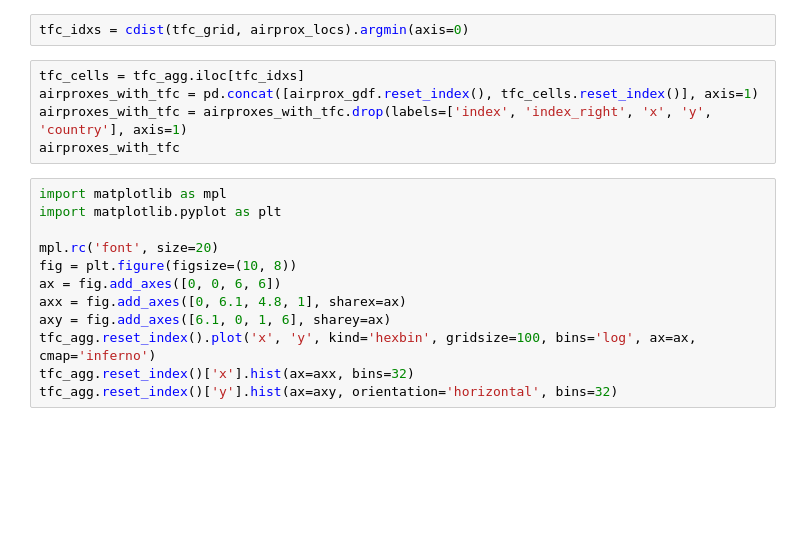
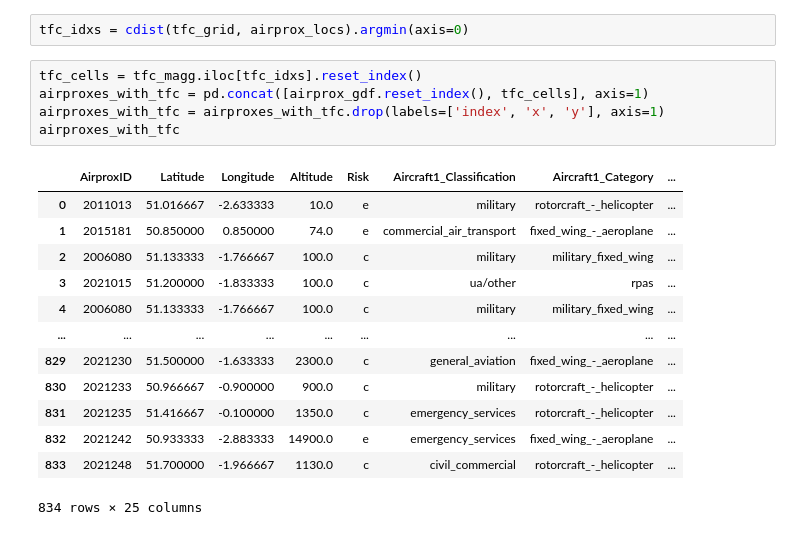
Before and after one commit to aliaksei135/sandbox, a Jupyter notebook: tfc_dists/notebooks/airprox_corr.ipynb, the cells around one changed output. Cells and saved outputs as stored; diff of their text form; blank space fills up the shorter version.

```diff
--- a/tfc_dists/notebooks/airprox_corr.ipynb
+++ b/tfc_dists/notebooks/airprox_corr.ipynb
@@ -66,19 +319,21 @@ airprox_locs = np.array(airprox_gdf[['x', 'y']])
 # %%
 tfc_idxs = cdist(tfc_grid, airprox_locs).argmin(axis=0)
 # %%
-tfc_cells = tfc_agg.iloc[tfc_idxs]
-airproxes_with_tfc = pd.concat([airprox_gdf.reset_index(), tfc_cells.reset_index()], axis=1)
-airproxes_with_tfc = airproxes_with_tfc.drop(labels=['index', 'index_right', 'x', 'y', 'country'], axis=1)
+tfc_cells = tfc_magg.iloc[tfc_idxs].reset_index()
+airproxes_with_tfc = pd.concat([airprox_gdf.reset_index(), tfc_cells], axis=1)
+airproxes_with_tfc = airproxes_with_tfc.drop(labels=['index', 'x', 'y'], axis=1)
 airproxes_with_tfc
+# %% [output]
+|  | AirproxID | Latitude | Longitude | Altitude | Risk | Aircraft1_Classification | Aircraft1_Category | ... |
+| 0 | 2011013 | 51.016667 | -2.633333 | 10.0 | e | military | rotorcraft_-_helicopter | ... |
+| 1 | 2015181 | 50.850000 | 0.850000 | 74.0 | e | commercial_air_transport | fixed_wing_-_aeroplane | ... |
+| 2 | 2006080 | 51.133333 | -1.766667 | 100.0 | c | military | military_fixed_wing | ... |
+| 3 | 2021015 | 51.200000 | -1.833333 | 100.0 | c | ua/other | rpas | ... |
+| 4 | 2006080 | 51.133333 | -1.766667 | 100.0 | c | military | military_fixed_wing | ... |
+| ... | ... | ... | ... | ... | ... | ... | ... | ... |
+| 829 | 2021230 | 51.500000 | -1.633333 | 2300.0 | c | general_aviation | fixed_wing_-_aeroplane | ... |
+| 830 | 2021233 | 50.966667 | -0.900000 | 900.0 | c | military | rotorcraft_-_helicopter | ... |
+| 831 | 2021235 | 51.416667 | -0.100000 | 1350.0 | c | emergency_services | rotorcraft_-_helicopter | ... |
+| 832 | 2021242 | 50.933333 | -2.883333 | 14900.0 | e | emergency_services | fixed_wing_-_aeroplane | ... |
+| 833 | 2021248 | 51.700000 | -1.966667 | 1130.0 | c | civil_commercial | rotorcraft_-_helicopter | ... |
+834 rows × 25 columns
-# %%
-import matplotlib as mpl
-import matplotlib.pyplot as plt
-
-mpl.rc('font', size=20)
-fig = plt.figure(figsize=(10, 8))
-ax = fig.add_axes([0, 0, 6, 6])
-axx = fig.add_axes([0, 6.1, 4.8, 1], sharex=ax)
-axy = fig.add_axes([6.1, 0, 1, 6], sharey=ax)
-tfc_agg.reset_index().plot('x', 'y', kind='hexbin', gridsize=100, bins='log', ax=ax, cmap='inferno')
-tfc_agg.reset_index()['x'].hist(ax=axx, bins=32)
-tfc_agg.reset_index()['y'].hist(ax=axy, orientation='horizontal', bins=32)
```
Also changed, not shown: parts of 60 cells of this notebook.
